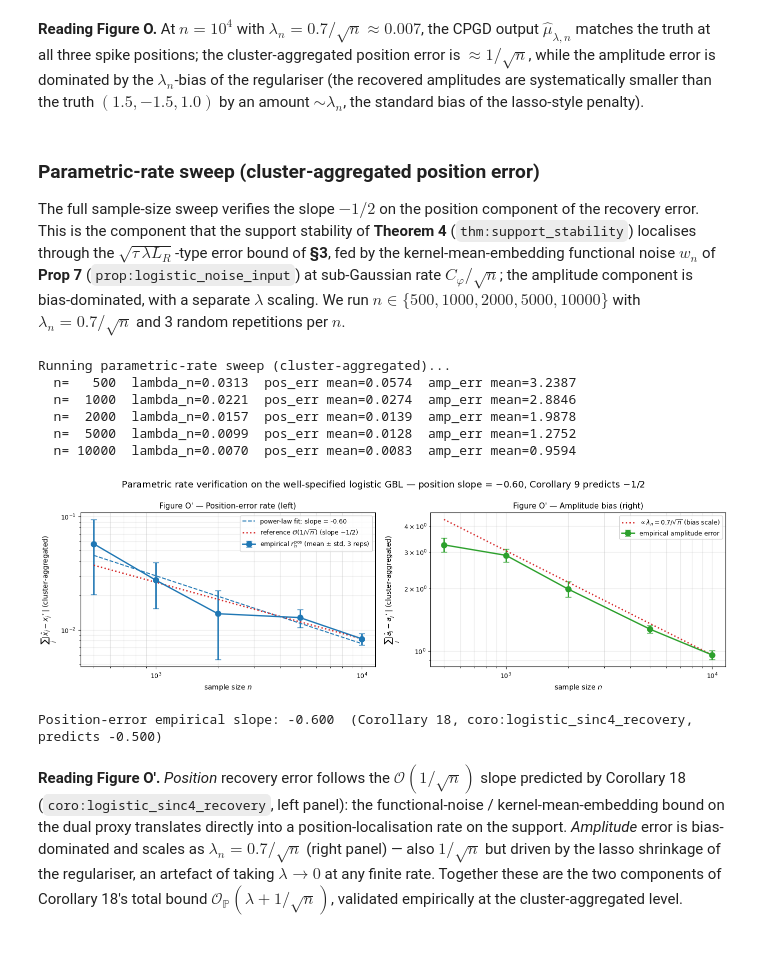
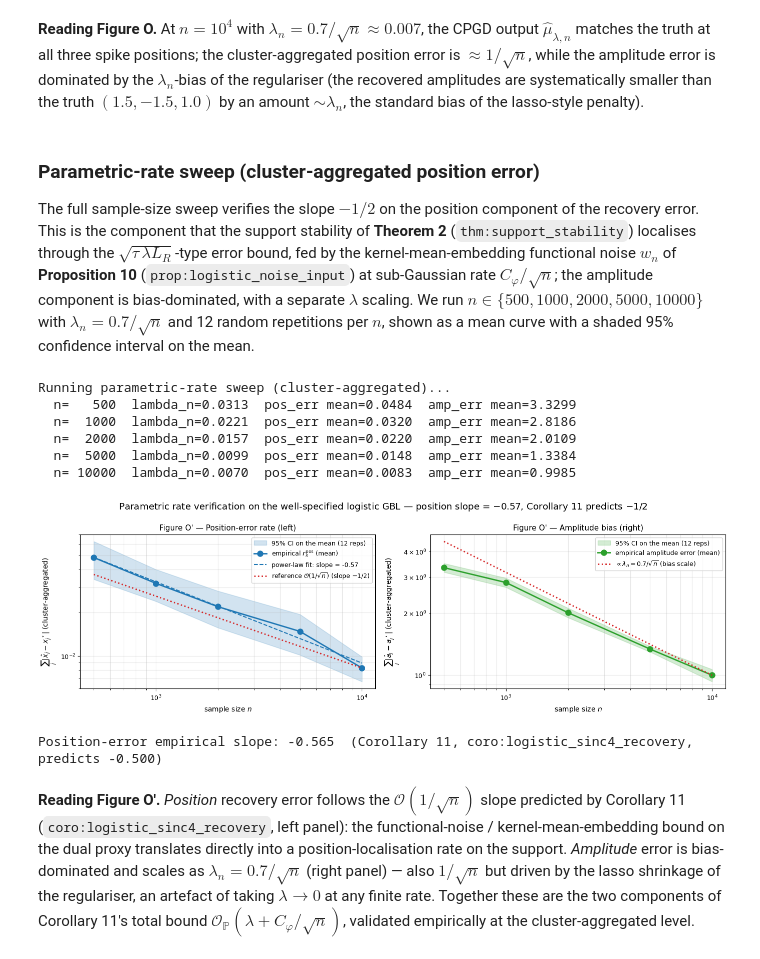
Before and after one commit to ydecastro/fenchel-young-gaps, a Jupyter notebook: experiments.ipynb, the cells around one changed output. Drawn from its saved outputs; the diff is of its cells as text; code cells hidden in the pictures.

```diff
--- a/experiments.ipynb
+++ b/experiments.ipynb
@@ -1577,17 +1579,18 @@ $\sim\lambda_n$, the standard bias of the lasso-style penalty).
 
 The full sample-size sweep verifies the slope $-1/2$ on the position
 component of the recovery error. This is the component that the support
-stability of **Theorem 4** (`thm:support_stability`) localises through the
-$\sqrt{\tau\,\lambda L_R}$-type error bound of **§3**, fed by the
-kernel-mean-embedding functional noise $w_n$ of **Prop 7**
+stability of **Theorem 2** (`thm:support_stability`) localises through the
+$\sqrt{\tau\,\lambda L_R}$-type error bound, fed by the
+kernel-mean-embedding functional noise $w_n$ of **Proposition 10**
 (`prop:logistic_noise_input`) at sub-Gaussian rate $C_\varphi/\sqrt n$; the
 amplitude component is bias-dominated, with a separate $\lambda$ scaling. We
 run $n\in\{500, 1000, 2000, 5000, 10000\}$ with $\lambda_n=0.7/\sqrt n$
-and 3 random repetitions per $n$.
+and 12 random repetitions per $n$, shown as a mean curve with a shaded
+95% confidence interval on the mean.
 # %%
 LOG_N_GRID = [500, 1000, 2000, 5000, 10000]
 LOG_LAM_C = 0.7
-N_REPETITIONS = 3
+N_REPETITIONS = 12    # multiple random draws -> confidence interval on the mean
 LOG_T_SWEEP = 3000
 
 pos_errs_by_n = {n: [] for n in LOG_N_GRID}
@@ -1628,72 +1631,79 @@ for n in LOG_N_GRID:
           f"amp_err mean={np.mean(amp_errs_by_n[n]):.4f}")
 # %% [output]
 Running parametric-rate sweep (cluster-aggregated)...
-  n=   500  lambda_n=0.0313  pos_err mean=0.0574  amp_err mean=3.2387
-  n=  1000  lambda_n=0.0221  pos_err mean=0.0274  amp_err mean=2.8846
-  n=  2000  lambda_n=0.0157  pos_err mean=0.0139  amp_err mean=1.9878
-  n=  5000  lambda_n=0.0099  pos_err mean=0.0128  amp_err mean=1.2752
-  n= 10000  lambda_n=0.0070  pos_err mean=0.0083  amp_err mean=0.9594
+  n=   500  lambda_n=0.0313  pos_err mean=0.0484  amp_err mean=3.3299
+  n=  1000  lambda_n=0.0221  pos_err mean=0.0320  amp_err mean=2.8186
+  n=  2000  lambda_n=0.0157  pos_err mean=0.0220  amp_err mean=2.0109
+  n=  5000  lambda_n=0.0099  pos_err mean=0.0148  amp_err mean=1.3384
+  n= 10000  lambda_n=0.0070  pos_err mean=0.0083  amp_err mean=0.9985
 # %%
 ns = np.array(LOG_N_GRID, dtype=float)
 pos_mean = np.array([np.mean(pos_errs_by_n[n]) for n in LOG_N_GRID])
-pos_std = np.array([np.std(pos_errs_by_n[n]) for n in LOG_N_GRID])
+pos_std = np.array([np.std(pos_errs_by_n[n], ddof=1) for n in LOG_N_GRID])
 amp_mean = np.array([np.mean(amp_errs_by_n[n]) for n in LOG_N_GRID])
-amp_std = np.array([np.std(amp_errs_by_n[n]) for n in LOG_N_GRID])
+amp_std = np.array([np.std(amp_errs_by_n[n], ddof=1) for n in LOG_N_GRID])
+# 95%% confidence interval on the mean (normal approx, z = 1.96), over the
+# N_REPETITIONS independent random draws at each sample size n.
+_Z95 = 1.96
+pos_ci = _Z95 * pos_std / np.sqrt(N_REPETITIONS)
+amp_ci = _Z95 * amp_std / np.sqrt(N_REPETITIONS)
 
 # Fit slope on log-log for the position error
 slope_pos, intercept_pos = np.polyfit(np.log(ns), np.log(pos_mean), 1)
 
 fig, (axL, axR) = plt.subplots(1, 2, figsize=(14, 4.5))
 
-axL.errorbar(ns, pos_mean, yerr=pos_std, fmt="o-", color="C0",
-             linewidth=2, markersize=8, capsize=4,
-             label=fr"empirical $r_n^{{\rm pos}}$ (mean ± std, {N_REPETITIONS} reps)")
+axL.fill_between(ns, pos_mean - pos_ci, pos_mean + pos_ci, color="C0", alpha=0.20,
+                 label=fr"95% CI on the mean ({N_REPETITIONS} reps)")
+axL.plot(ns, pos_mean, "o-", color="C0", linewidth=2, markersize=8,
+         label=r"empirical $r_n^{\rm pos}$ (mean)")
 axL.plot(ns, np.exp(intercept_pos) * ns ** slope_pos,
          color="C0", linestyle="--", linewidth=1.5,
          label=fr"power-law fit: slope = {slope_pos:.2f}")
 n_ref = ns[-1]; e_ref = pos_mean[-1]
 axL.plot(ns, e_ref * np.sqrt(n_ref / ns), color="C3", linestyle=":",
          linewidth=2, label=r"reference $\mathcal{O}(1/\sqrt{n})$ (slope $-1/2$)")
 axL.set_xscale("log"); axL.set_yscale("log")
 axL.set_xlabel("sample size $n$")
 axL.set_ylabel(r"$\sum_j |\hat x_j - x_j^\star|$ (cluster-aggregated)")
 axL.set_title("Figure O' — Position-error rate (left)")
 axL.grid(True, which="both", alpha=0.3); axL.legend(fontsize=9)
 
-axR.errorbar(ns, amp_mean, yerr=amp_std, fmt="o-", color="C2",
-             linewidth=2, markersize=8, capsize=4,
-             label="empirical amplitude error")
+axR.fill_between(ns, amp_mean - amp_ci, amp_mean + amp_ci, color="C2", alpha=0.20,
+                 label=fr"95% CI on the mean ({N_REPETITIONS} reps)")
+axR.plot(ns, amp_mean, "o-", color="C2", linewidth=2, markersize=8,
+         label="empirical amplitude error (mean)")
 # Reference: amplitude bias scales like $\lambda_n = 0.7/\sqrt n$
 axR.plot(ns, LOG_LAM_C / np.sqrt(ns) * (amp_mean[-1] / (LOG_LAM_C / np.sqrt(ns[-1]))),
          color="C3", linestyle=":", linewidth=2,
          label=r"$\propto\lambda_n = 0.7/\sqrt{n}$ (bias scale)")
 axR.set_xscale("log"); axR.set_yscale("log")
 axR.set_xlabel("sample size $n$")
 axR.set_ylabel(r"$\sum_j |\hat a_j - a_j^\star|$ (cluster-aggregated)")
 axR.set_title("Figure O' — Amplitude bias (right)")
 axR.grid(True, which="both", alpha=0.3); axR.legend(fontsize=9)
 
 fig.suptitle(rf"Parametric rate verification on the well-specified logistic GBL"
-             rf" — position slope = ${slope_pos:.2f}$, Corollary 18 predicts $-1/2$")
+             rf" — position slope = ${slope_pos:.2f}$, Corollary 11 predicts $-1/2$")
 fig.tight_layout()
 plt.show()
 
 print()
-print(f"Position-error empirical slope: {slope_pos:.3f}  (Corollary 18, coro:logistic_sinc4_recovery, predicts -0.500)")
+print(f"Position-error empirical slope: {slope_pos:.3f}  (Corollary 11, coro:logistic_sinc4_recovery, predicts -0.500)")
 # %% [output]
-[figure, old version]
+[figure, new version]
-Position-error empirical slope: -0.600  (Corollary 18, coro:logistic_sinc4_recovery, predicts -0.500)
+Position-error empirical slope: -0.565  (Corollary 11, coro:logistic_sinc4_recovery, predicts -0.500)
 # %% [markdown]
 **Reading Figure O'.** *Position* recovery error follows the
-$\mathcal{O}(1/\sqrt n)$ slope predicted by Corollary 18
+$\mathcal{O}(1/\sqrt n)$ slope predicted by Corollary 11
 (`coro:logistic_sinc4_recovery`, left panel): the functional-noise /
 kernel-mean-embedding bound on the dual proxy translates directly into a
 position-localisation rate on the support. *Amplitude* error is
 bias-dominated and scales as $\lambda_n = 0.7/\sqrt n$ (right panel) — also
 $1/\sqrt n$ but driven by the lasso shrinkage of the regulariser, an
 artefact of taking $\lambda \to 0$ at any finite rate. Together these are
-the two components of Corollary 18's total bound
-$\mathcal{O}_\mathbb{P}(\lambda + 1/\sqrt n)$, validated empirically at the
+the two components of Corollary 11's total bound
+$\mathcal{O}_\mathbb{P}(\lambda + C_\varphi/\sqrt n)$, validated empirically at the
 cluster-aggregated level.
 # %% [markdown]
 ## §D — Takeaways
```
Also changed, not shown: parts of 29 cells of this notebook, 6 other files.
